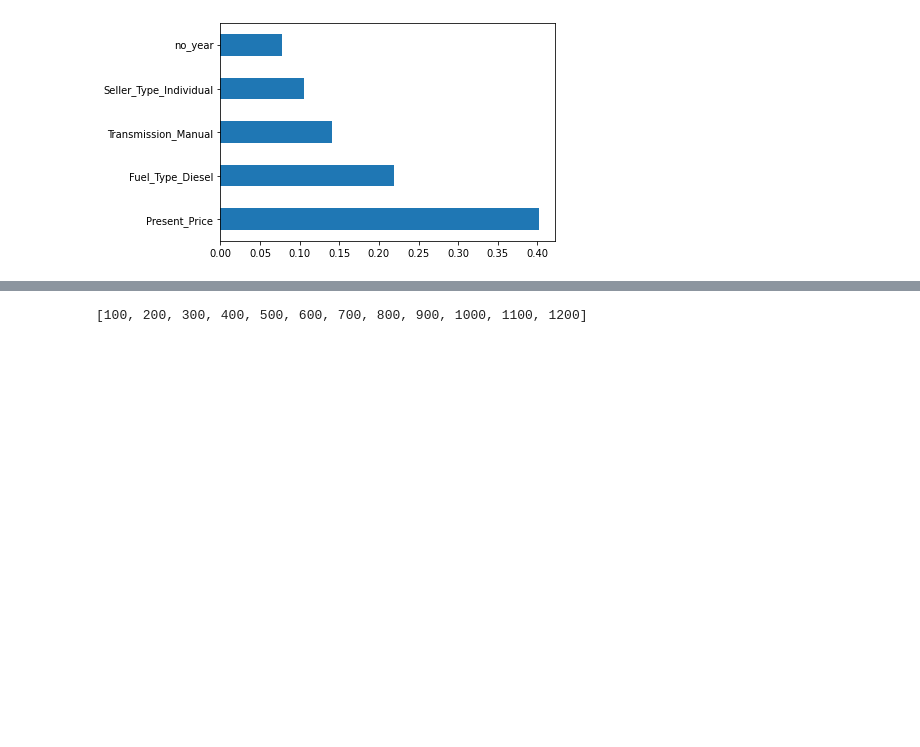
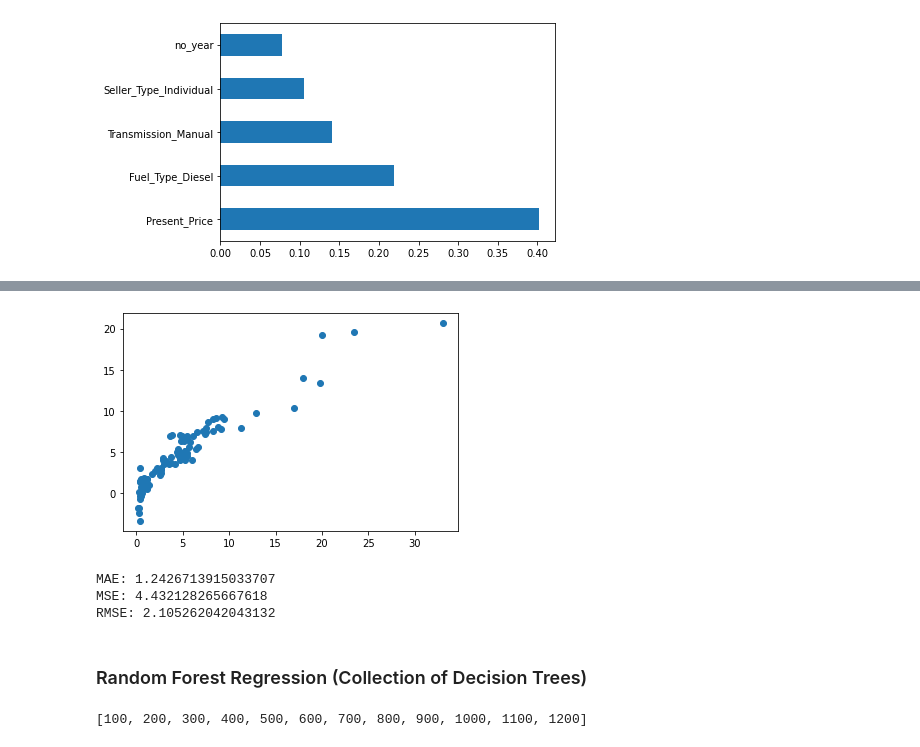
Before and after one commit to KonechyJ/ML_Price_Estimator, a Jupyter notebook: car_prediction.ipynb, the cells around one changed output, grey strips where cells are left out. Drawn from its saved outputs; the diff is of its cells as text; code cells hidden in the pictures; blank space fills up the shorter version.

```diff
--- a/car_prediction.ipynb
+++ b/car_prediction.ipynb
@@ -146,2 +203,19 @@ X_train, X_test, y_train, y_test = train_test_split(X, y, test_size=0.3, random_
+# %%
+# visualizing results
+plt.scatter(y_test, LM_pred)
+plt.show()
+# %% [output]
+[figure, added]
+# %%
+from sklearn import metrics
+print('MAE:', metrics.mean_absolute_error(y_test, LM_pred))
+print('MSE:', metrics.mean_squared_error(y_test, LM_pred))
+print('RMSE:', np.sqrt(metrics.mean_squared_error(y_test, LM_pred)))
+# %% [output]
+MAE: 1.2426713915033707
+MSE: 4.432128265667618
+RMSE: 2.105262042043132
+# %% [markdown]
+### Random Forest Regression (Collection of Decision Trees)
 # %%
 from sklearn.ensemble import RandomForestRegressor
```
Also changed, not shown: parts of 26 cells of this notebook.
